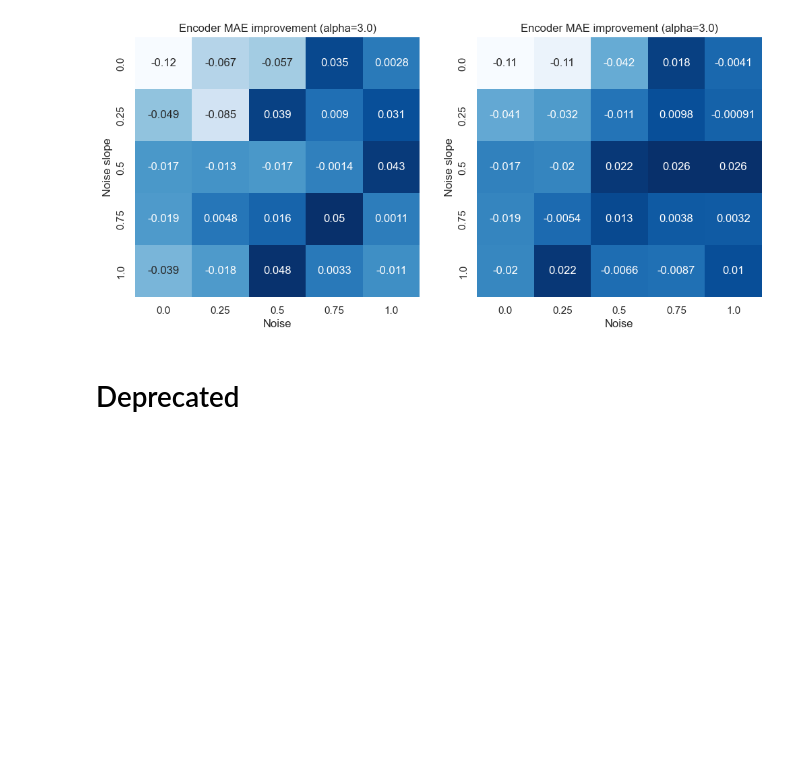
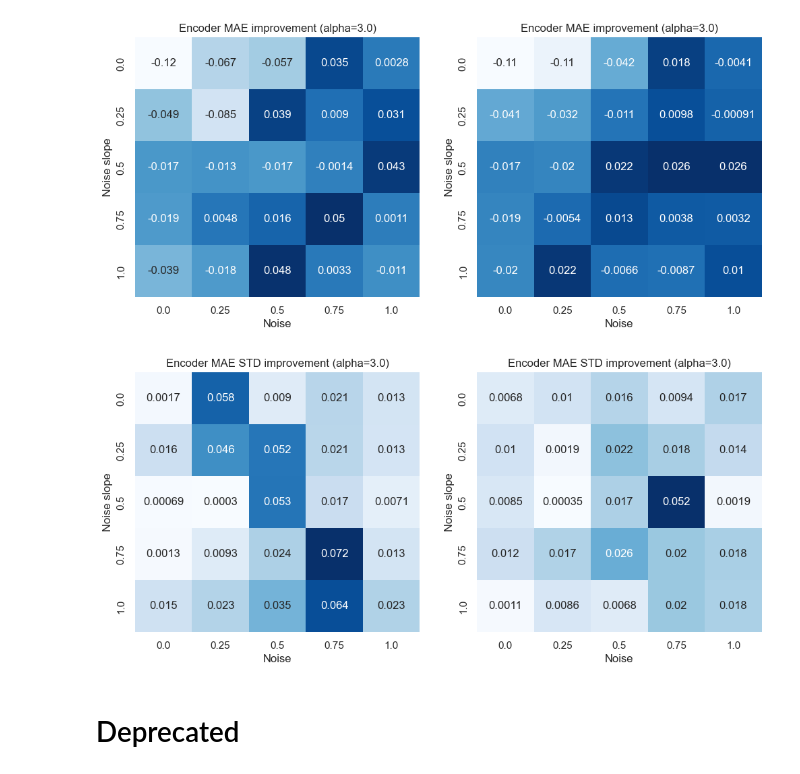
Before and after one commit to KilianFt/LIFT, a Jupyter notebook: notebooks/wandb_results_plots.ipynb, the cells around one changed output. Cells and saved outputs as stored; diff of their text form; code cells hidden in the pictures; blank space fills up the shorter version.

Commit message:
add plot with std comparison

```diff
--- a/notebooks/wandb_results_plots.ipynb
+++ b/notebooks/wandb_results_plots.ipynb
@@ -260,6 +270,39 @@ axs[1].set_ylabel('Noise slope')
 plt.show()
 # %% [output]
 [figure]
+# %%
+alpha = 1.0
+mi_alpha_df = mi_df[mi_df['alpha'] == alpha][['noise', 'noise_slope', 'encoder_mae']]
+baseline_alpha_df = baseline_df[baseline_df['alpha'] == alpha][['noise', 'noise_slope', 'encoder_mae']]
+mi_alpha_df['diff'] =  - mi_alpha_df['encoder_mae'] + baseline_alpha_df['encoder_mae'].values
+mi_alpha_df = mi_alpha_df[['noise', 'noise_slope', 'diff']].groupby(['noise', 'noise_slope']).std().reset_index()
+df_grouped = mi_alpha_df.groupby(['noise', 'noise_slope'], as_index=False).mean()
+heatmap_data_1 = df_grouped.pivot(index='noise_slope', columns='noise', values='diff')
+
+alpha = 3.0
+mi_alpha_df = mi_df[mi_df['alpha'] == alpha][['noise', 'noise_slope', 'encoder_mae']]
+baseline_alpha_df = baseline_df[baseline_df['alpha'] == alpha][['noise', 'noise_slope', 'encoder_mae']]
+mi_alpha_df['diff'] =  - mi_alpha_df['encoder_mae'] + baseline_alpha_df['encoder_mae'].values
+mi_alpha_df = mi_alpha_df[['noise', 'noise_slope', 'diff']].groupby(['noise', 'noise_slope']).std().reset_index()
+df_grouped = mi_alpha_df.groupby(['noise', 'noise_slope'], as_index=False).mean()
+
+heatmap_data_3 = df_grouped.pivot(index='noise_slope', columns='noise', values='diff')
+
+# Plot the heatmap
+fig, axs = plt.subplots(1, 2, figsize=(12, 5))
+sns.heatmap(heatmap_data_1, annot=True, cmap='Blues', ax=axs[0], cbar=False)
+axs[0].set_title(f'Encoder MAE STD improvement (alpha={alpha})')
+axs[0].set_xlabel('Noise')
+axs[0].set_ylabel('Noise slope')
+
+sns.heatmap(heatmap_data_3, annot=True, cmap='Blues', ax=axs[1], cbar=False)
+axs[1].set_title(f'Encoder MAE STD improvement (alpha={alpha})')
+axs[1].set_xlabel('Noise')
+axs[1].set_ylabel('Noise slope')
+
+plt.show()
+# %% [output]
+[figure, added]
 # %% [markdown]
 # Deprecated
 # %% [markdown]
```
Also changed, not shown: parts of 1 cell of this notebook.
